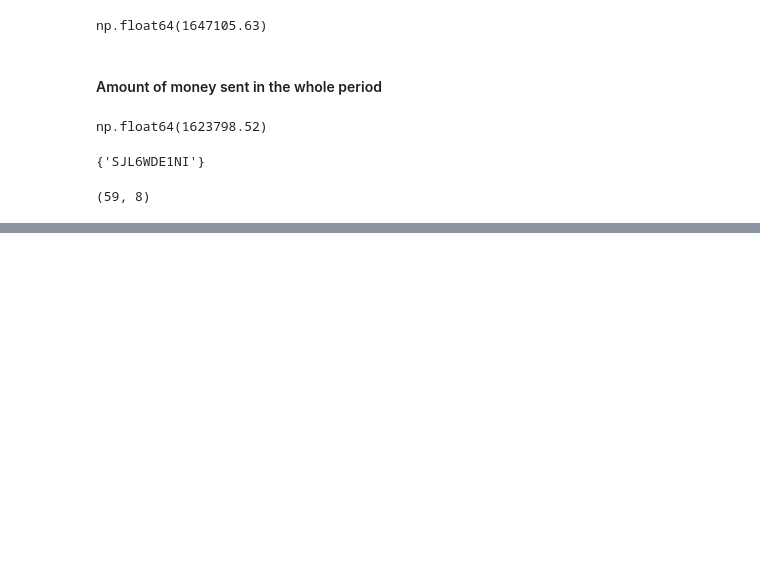
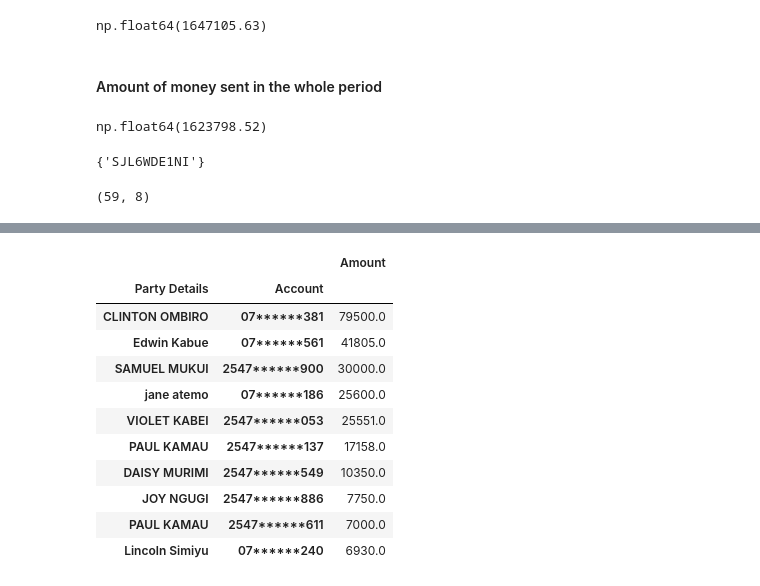
Before and after one commit to Addyzee/statement-app, a Jupyter notebook: api/temp.ipynb, the cells around one changed output, grey strips where cells are left out. Drawn from its saved outputs; the diff is of its cells as text; code cells hidden in the pictures; blank space fills up the shorter version.

```diff
--- a/api/temp.ipynb
+++ b/api/temp.ipynb
@@ -126,0 +188,15 @@ transactions.loc[transactions["Type"] == "Paybill",["Amount","Party","Direction"
+# %%
+transactions.loc[transactions["Type"] == "Send money",["Amount","Party Details",'Account']].groupby(['Party Details','Account']).sum().nlargest(10,"Amount")
+# %% [output]
+|  |  | Amount |
+| Party Details | Account |  |
+| CLINTON OMBIRO | 07******381 | 79500.0 |
+| Edwin Kabue | 07******561 | 41805.0 |
+| SAMUEL MUKUI | 2547******900 | 30000.0 |
+| jane atemo | 07******186 | 25600.0 |
+| VIOLET KABEI | 2547******053 | 25551.0 |
+| PAUL KAMAU | 2547******137 | 17158.0 |
+| DAISY MURIMI | 2547******549 | 10350.0 |
+| JOY NGUGI | 2547******886 | 7750.0 |
+| PAUL KAMAU | 2547******611 | 7000.0 |
+| Lincoln Simiyu | 07******240 | 6930.0 |
```
Also changed, not shown: parts of 14 cells of this notebook, 3 other files.
